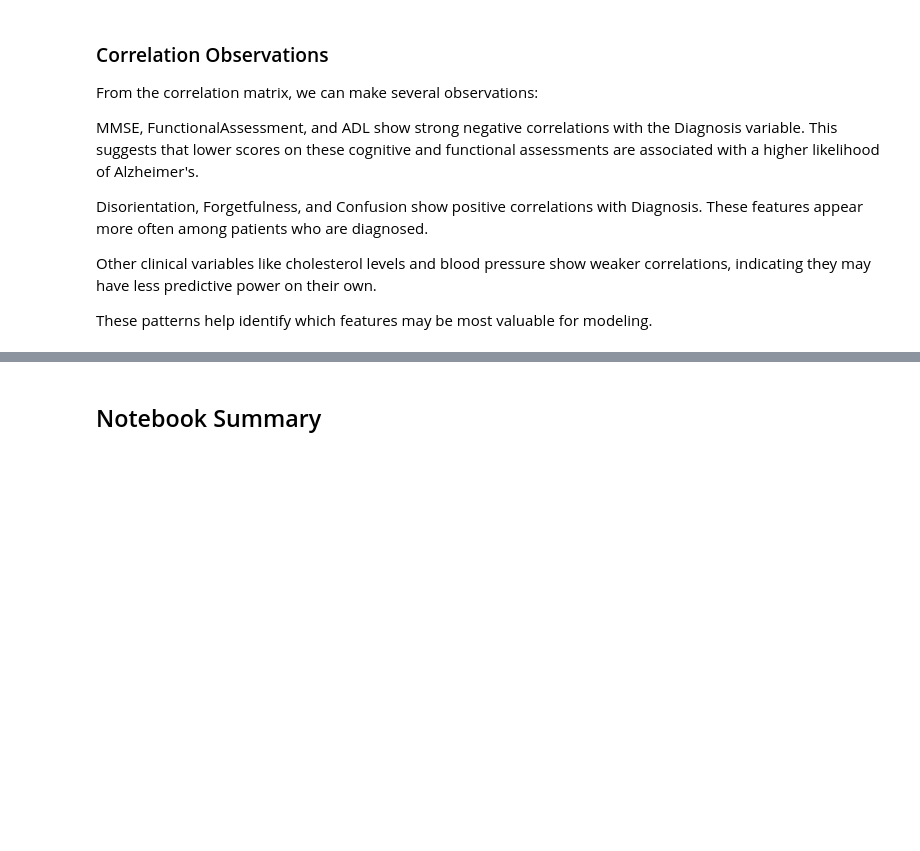
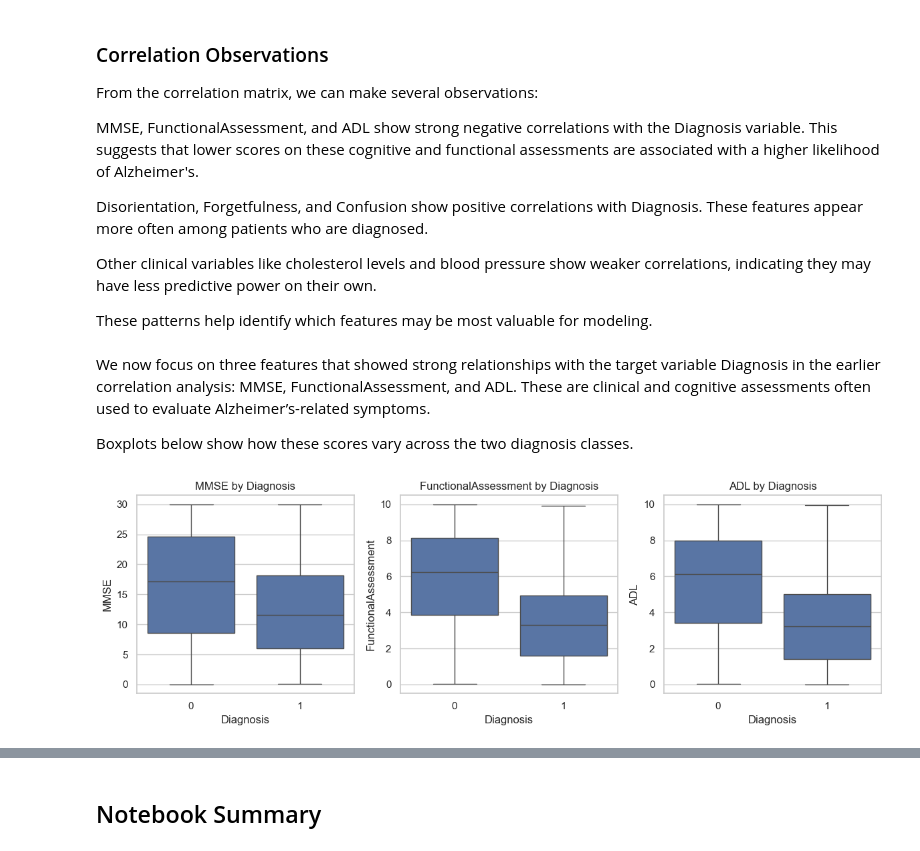
Before and after one commit to FeliciaFavrholdt/BI_EXAM, a Jupyter notebook: Analysis/notebooks/03_Exploratory_Data_Analysis.ipynb, the cells around one changed output, grey strips where cells are left out. Saved outputs shown, nothing was run; the diff lists cells and outputs as text; code cells hidden in the pictures; blank space fills up the shorter version.

```diff
--- a/Analysis/notebooks/03_Exploratory_Data_Analysis.ipynb
+++ b/Analysis/notebooks/03_Exploratory_Data_Analysis.ipynb
@@ -247,0 +259,19 @@ These patterns help identify which features may be most valuable for modeling.
+# %% [markdown]
+We now focus on three features that showed strong relationships with the target variable Diagnosis in the earlier correlation analysis: MMSE, FunctionalAssessment, and ADL. These are clinical and cognitive assessments often used to evaluate Alzheimer’s-related symptoms.
+
+Boxplots below show how these scores vary across the two diagnosis classes.
+# %%
+key_features = ["MMSE", "FunctionalAssessment", "ADL"]
+
+plt.figure(figsize=(12, 4))
+for idx, feature in enumerate(key_features):
+    plt.subplot(1, 3, idx + 1)
+    sns.boxplot(data=df, x="Diagnosis", y=feature)
+    plt.title(f"{feature} by Diagnosis")
+    plt.xlabel("Diagnosis")
+    plt.ylabel(feature)
+
+plt.tight_layout()
+plt.show()
+# %% [output]
+[figure, added]
```
Also changed, not shown: parts of 17 cells of this notebook.
